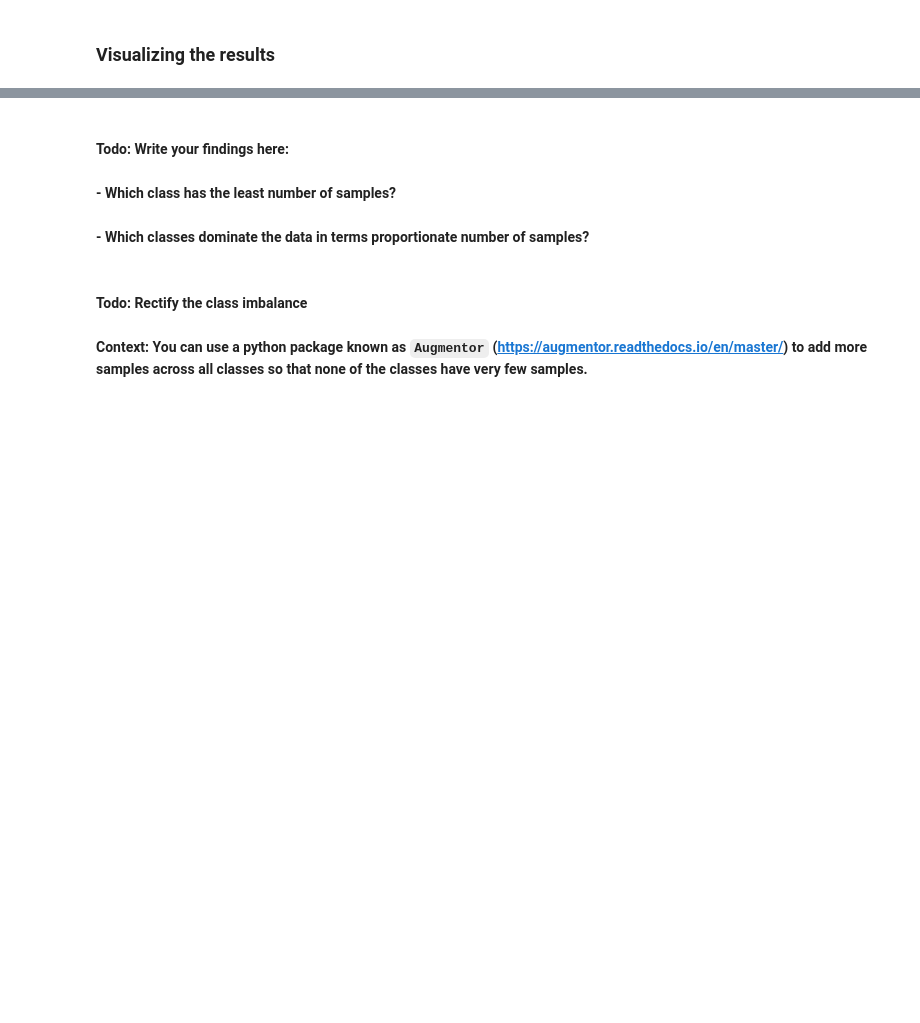
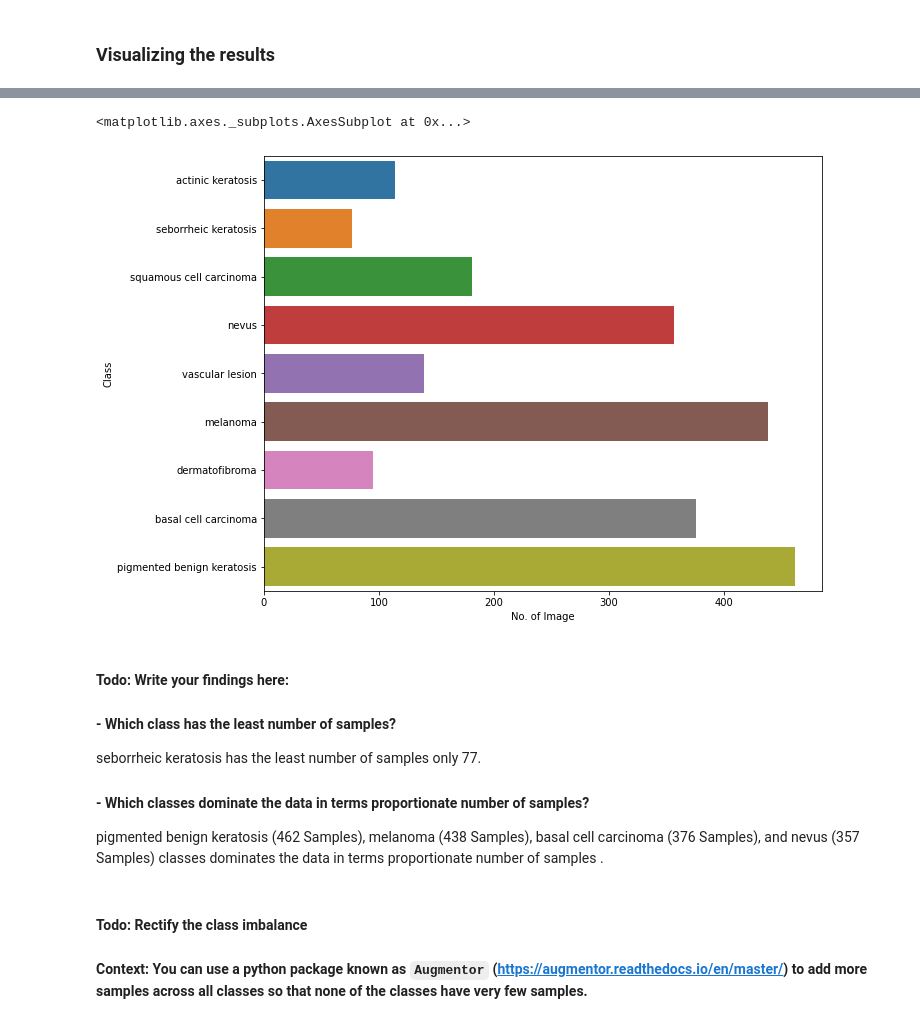
Before and after one commit to Shangardevi/Convolutional-Neural-Networks, a Jupyter notebook: Melanoma Detection Assignment/Starter_code_Assignment_CNN_Skin_Cancer (1).ipynb, the cells around one changed output, grey strips where cells are left out. Saved outputs shown, nothing was run; the diff lists cells and outputs as text; code cells hidden in the pictures; blank space fills up the shorter version.

```diff
--- a/Melanoma Detection Assignment/Starter_code_Assignment_CNN_Skin_Cancer (1).ipynb
+++ b/Melanoma Detection Assignment/Starter_code_Assignment_CNN_Skin_Cancer (1).ipynb
@@ -275,0 +428,20 @@ plt.show()
+# %%
+## Your code goes here.
+def class_distribution_count(directory):
+
+    #count number of image in each classes
+    count= []
+    for path in pathlib.Path(directory).iterdir():
+        if path.is_dir():
+            count.append(len([name for name in os.listdir(path)
+                               if os.path.isfile(os.path.join(path, name))]))
+
+    #name of the classes
+    sub_directory = [name for name in os.listdir(directory)
+                    if os.path.isdir(os.path.join(directory, name))]
+
+    #return dataframe with image count and class.
+    return pd.DataFrame(list(zip(sub_directory,count)),columns =['Class', 'No. of Image'])
+
+df = class_distribution_count(data_dir_train)
+df
@@ -276,7 +459,20 @@ plt.show()
+# %%
+#Visualize the Number of image in each class.
+import seaborn as sns
+plt.figure(figsize=(10, 8))
+sns.barplot(x="No. of Image", y="Class", data=df,
+            label="Class")
+# %% [output]
+<matplotlib.axes._subplots.AxesSubplot at 0x...>
+[figure, added]
 # %% [markdown]
 #### **Todo:** Write your findings here:
 #### - Which class has the least number of samples?
+seborrheic keratosis has the least number of samples only 77.
+
+
 #### - Which classes dominate the data in terms proportionate number of samples?
+pigmented benign keratosis (462 Samples), melanoma (438 Samples), basal cell carcinoma (376 Samples), and nevus (357 Samples) classes dominates the data in terms proportionate number of samples .
 # %% [markdown]
 #### **Todo:** Rectify the class imbalance
 #### **Context:** You can use a python package known as `Augmentor` (https://augmentor.readthedocs.io/en/master/) to add more samples across all classes so that none of the classes have very few samples.
```
Also changed, not shown: parts of 22 cells of this notebook.
